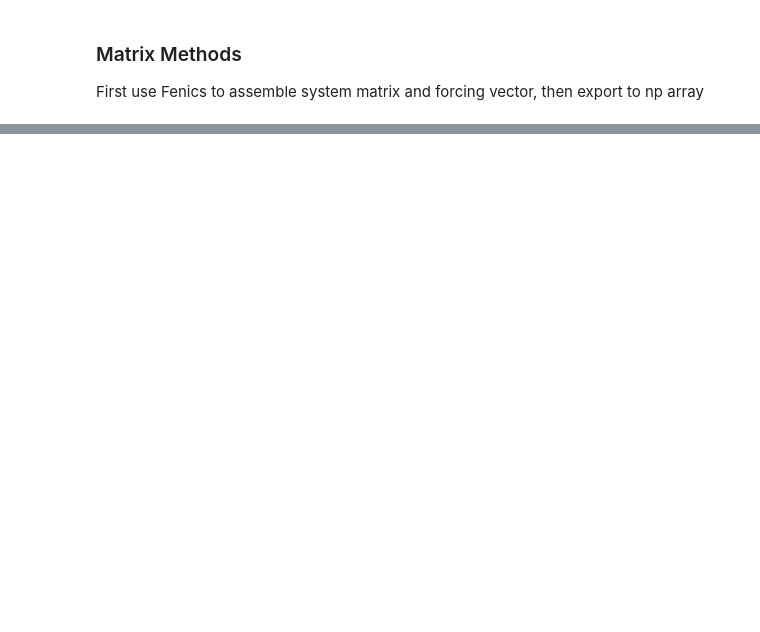
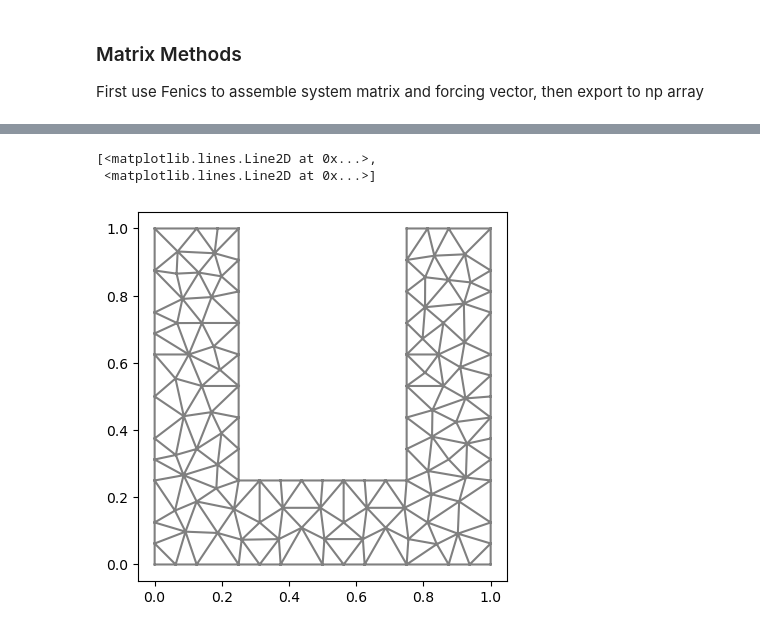
Before and after one commit to stephen-huan/10708-project, a Jupyter notebook: anthony.ipynb, the cells around one changed output, grey strips where cells are left out. Saved outputs shown, nothing was run; the diff lists cells and outputs as text; code cells hidden in the pictures; blank space fills up the shorter version.

```diff
--- a/anthony.ipynb
+++ b/anthony.ipynb
@@ -235,0 +240,6 @@ plt.imshow(u_np.reshape(n+1, n+1))
+# %%
+plot(mesh) # resolution 10 U mesh
+# %% [output]
+[<matplotlib.lines.Line2D at 0x...>,
+ <matplotlib.lines.Line2D at 0x...>]
+[figure, added]
```
Also changed, not shown: parts of 19 cells of this notebook, 5 other files.
